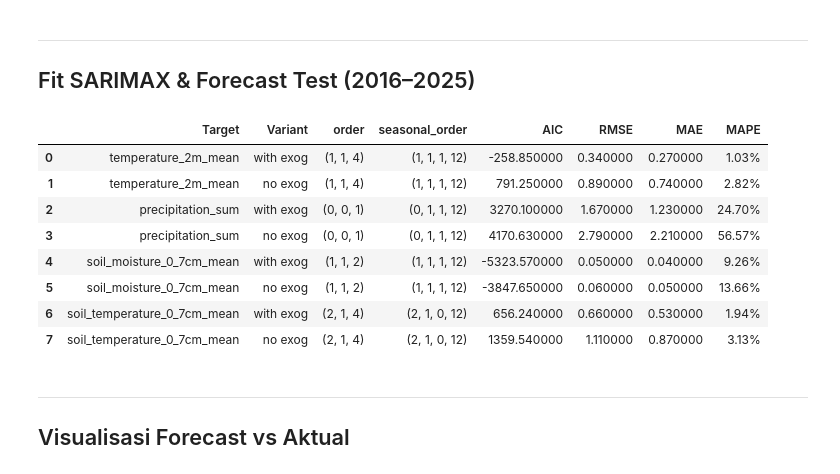
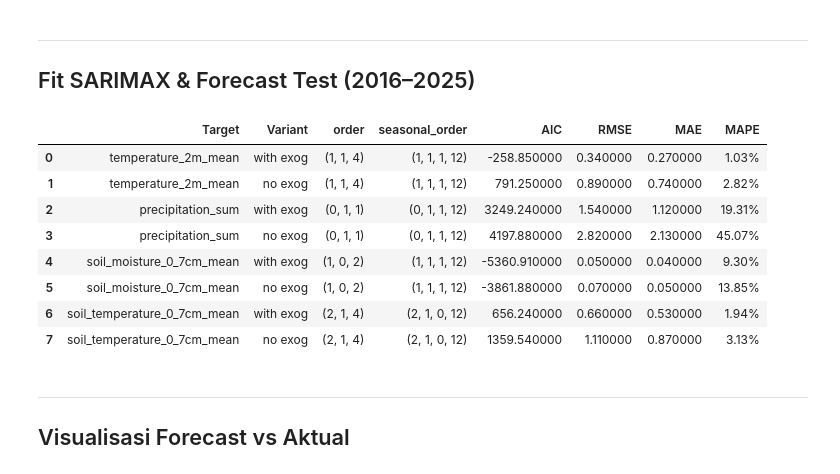
Before and after one commit to AghnatHs/climate-forecasting-support-for-planting-calendar-daming2026-k1p6, a Jupyter notebook: 03_Modeling_SARIMAX.ipynb, the cells around one changed output. Drawn from its saved outputs; the diff is of its cells as text; code cells hidden in the pictures.

```diff
--- a/03_Modeling_SARIMAX.ipynb
+++ b/03_Modeling_SARIMAX.ipynb
@@ -88,8 +88,8 @@ from statsmodels.tsa.statespace.sarimax import SARIMAX
 # Order kandidat: (p,d,q)(P,D,Q,m)
 ORDERS = {
     COL_TEMP_2M_MEAN:          ((1, 1, 4), (1, 1, 1, 12)),
-    COL_PRECIPITATION_SUM:     ((0, 0, 1), (0, 1, 1, 12)),
-    COL_SOIL_MOIST_0_7CM_MEAN: ((1, 1, 2), (1, 1, 1, 12)),
+    COL_PRECIPITATION_SUM:     ((0, 1, 1), (0, 1, 1, 12)),
+    COL_SOIL_MOIST_0_7CM_MEAN: ((1, 0, 2), (1, 1, 1, 12)),
     COL_SOIL_TEMP_0_7CM_MEAN:  ((2, 1, 4), (2, 1, 0, 12)),
 }
 
@@ -128,37 +128,37 @@ for col, (order, sorder) in ORDERS.items():
     forecasts[col] = yhat
     conf_ints[col] = ci
 
     fc_ne   = res_noexog.get_forecast(steps=len(y_test))
     yhat_ne = fc_ne.predicted_mean
     ci_ne   = fc_ne.conf_int(alpha=0.05)
     forecasts_noexog[col] = yhat_ne
     conf_ints_noexog[col] = ci_ne
 
     rmse = np.sqrt(((y_test - yhat) ** 2).mean())
     mae  = (y_test - yhat).abs().mean()
     mape = (y_test - yhat).abs().div(y_test.abs()).mean() * 100
     metrics.append({'Target': col, 'Variant': 'with exog',
                     'order': order, 'seasonal_order': sorder,
                     'AIC': round(res.aic, 2), 'RMSE': round(rmse, 2),
                     'MAE': round(mae, 2), 'MAPE': f"{mape:.2f}%"})
 
     rmse_ne = np.sqrt(((y_test - yhat_ne) ** 2).mean())
     mae_ne  = (y_test - yhat_ne).abs().mean()
     mape_ne = (y_test - yhat_ne).abs().div(y_test.abs()).mean() * 100
     metrics.append({'Target': col, 'Variant': 'no exog',
                     'order': order, 'seasonal_order': sorder,
                     'AIC': round(res_noexog.aic, 2), 'RMSE': round(rmse_ne, 2),
                     'MAE': round(mae_ne, 2), 'MAPE': f"{mape_ne:.2f}%"})
 
 display(pd.DataFrame(metrics).style.set_properties(**{'text-align': 'left'}))
 # %% [output]
 |  | Target | Variant | order | seasonal_order | AIC | RMSE | MAE | MAPE |
 | 0 | temperature_2m_mean | with exog | (1, 1, 4) | (1, 1, 1, 12) | -258.850000 | 0.340000 | 0.270000 | 1.03% |
 | 1 | temperature_2m_mean | no exog | (1, 1, 4) | (1, 1, 1, 12) | 791.250000 | 0.890000 | 0.740000 | 2.82% |
-| 2 | precipitation_sum | with exog | (0, 0, 1) | (0, 1, 1, 12) | 3270.100000 | 1.670000 | 1.230000 | 24.70% |
-| 3 | precipitation_sum | no exog | (0, 0, 1) | (0, 1, 1, 12) | 4170.630000 | 2.790000 | 2.210000 | 56.57% |
-| 4 | soil_moisture_0_7cm_mean | with exog | (1, 1, 2) | (1, 1, 1, 12) | -5323.570000 | 0.050000 | 0.040000 | 9.26% |
-| 5 | soil_moisture_0_7cm_mean | no exog | (1, 1, 2) | (1, 1, 1, 12) | -3847.650000 | 0.060000 | 0.050000 | 13.66% |
+| 2 | precipitation_sum | with exog | (0, 1, 1) | (0, 1, 1, 12) | 3249.240000 | 1.540000 | 1.120000 | 19.31% |
+| 3 | precipitation_sum | no exog | (0, 1, 1) | (0, 1, 1, 12) | 4197.880000 | 2.820000 | 2.130000 | 45.07% |
+| 4 | soil_moisture_0_7cm_mean | with exog | (1, 0, 2) | (1, 1, 1, 12) | -5360.910000 | 0.050000 | 0.040000 | 9.30% |
+| 5 | soil_moisture_0_7cm_mean | no exog | (1, 0, 2) | (1, 1, 1, 12) | -3861.880000 | 0.070000 | 0.050000 | 13.85% |
 | 6 | soil_temperature_0_7cm_mean | with exog | (2, 1, 4) | (2, 1, 0, 12) | 656.240000 | 0.660000 | 0.530000 | 1.94% |
 | 7 | soil_temperature_0_7cm_mean | no exog | (2, 1, 4) | (2, 1, 0, 12) | 1359.540000 | 1.110000 | 0.870000 | 3.13% |
 # %% [markdown]
```
